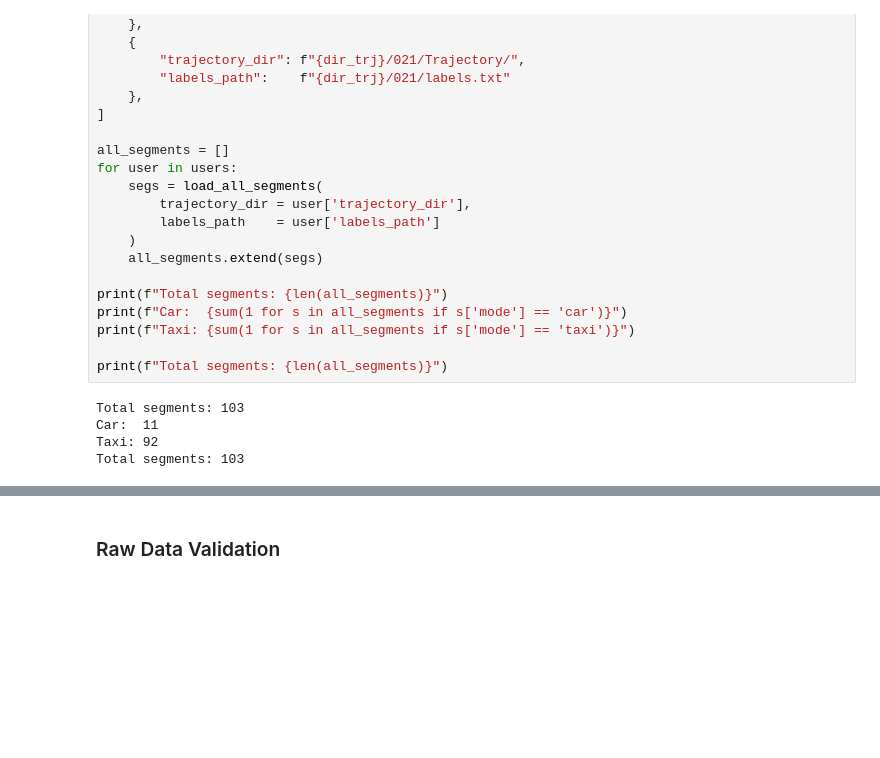
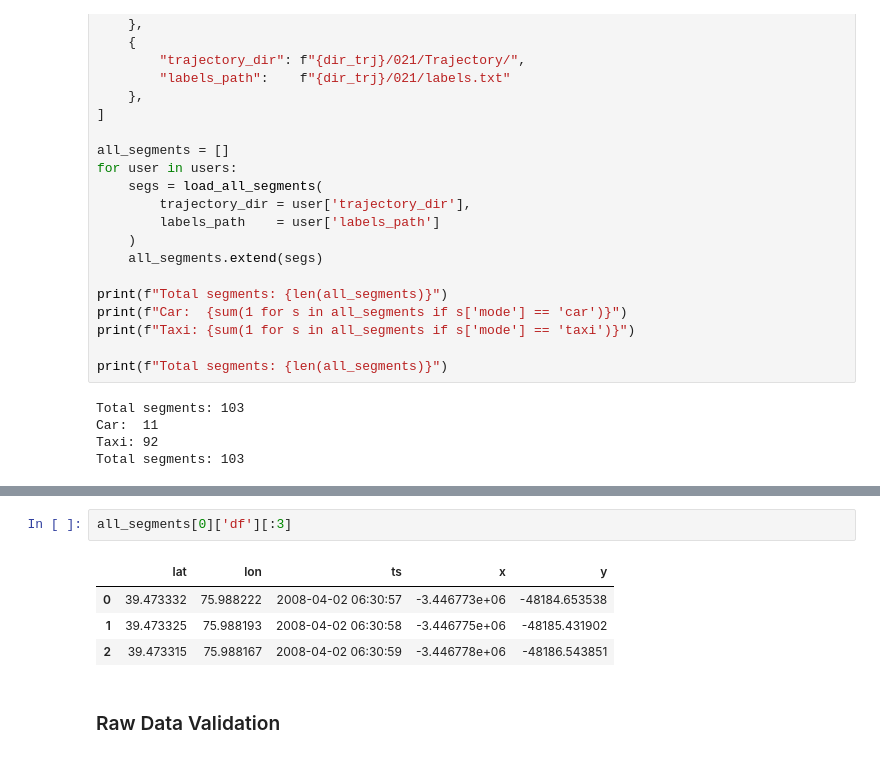
Before and after one commit to RoumenNikolov/kalman-filter-trajectories, a Jupyter notebook: 01. Kalman Filter for GPS Theory and Model.ipynb, the cells around one changed output, grey strips where cells are left out. Cells and saved outputs as stored; diff of their text form; blank space fills up the shorter version.

```diff
--- a/01. Kalman Filter for GPS Theory and Model.ipynb
+++ b/01. Kalman Filter for GPS Theory and Model.ipynb
@@ -674,3 +641,10 @@ The dashed white line marks the mean step size; σ is the standard deviation —
+# %%
+all_segments[0]['df'][:3]
+# %% [output]
+|  | lat | lon | ts | x | y |
+| 0 | 39.473332 | 75.988222 | 2008-04-02 06:30:57 | -3.446773e+06 | -48184.653538 |
+| 1 | 39.473325 | 75.988193 | 2008-04-02 06:30:58 | -3.446775e+06 | -48185.431902 |
+| 2 | 39.473315 | 75.988167 | 2008-04-02 06:30:59 | -3.446778e+06 | -48186.543851 |
 # %% [markdown]
 ### Raw Data Validation
 # %% [markdown]
```
Also changed, not shown: parts of 45 cells of this notebook.
